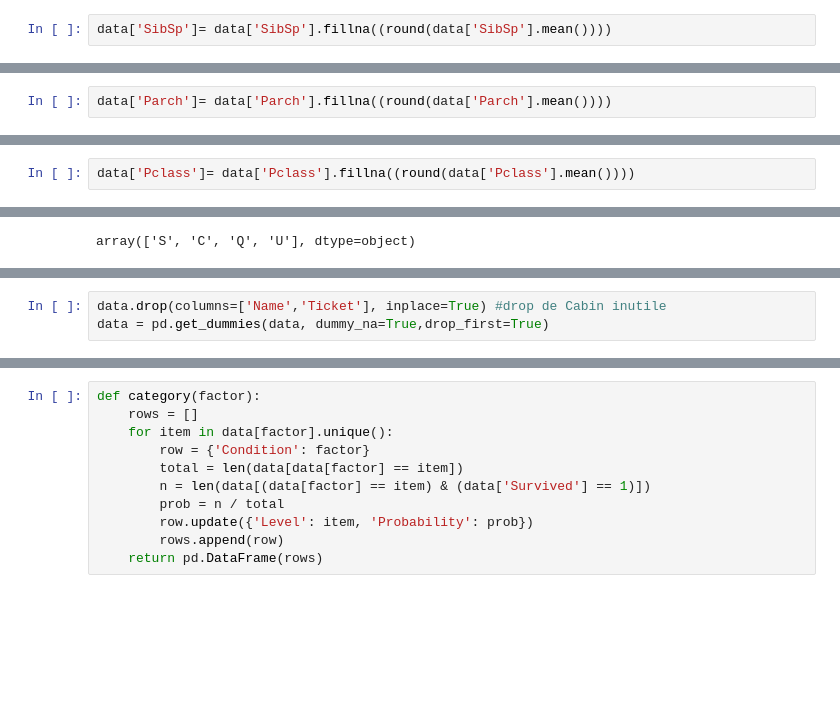
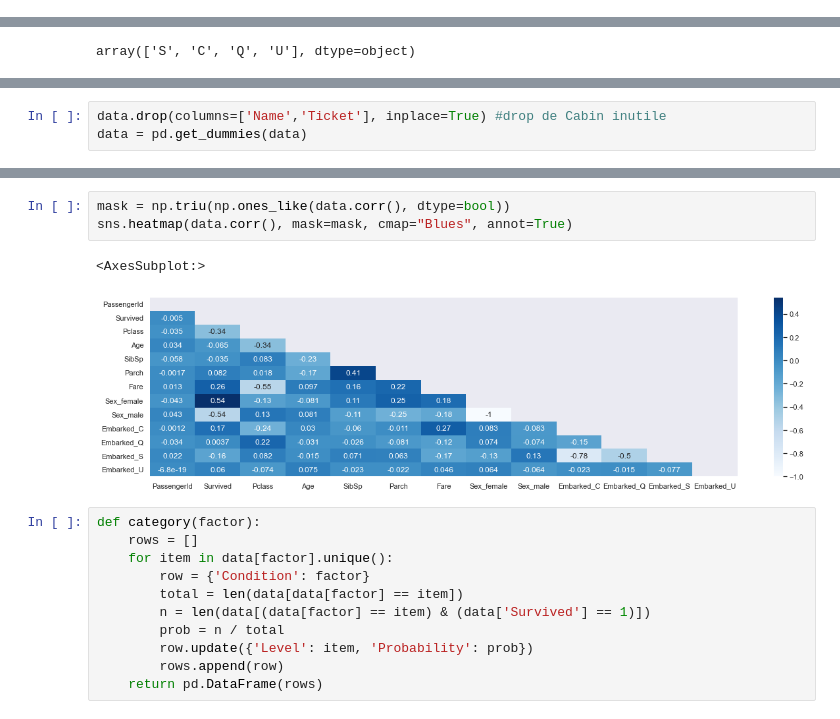
Before and after one commit to MathieuVReine/Titanic, a Jupyter notebook: Models/Titanic Prediction.ipynb, the cells around one changed output, grey strips where cells are left out. Cells and saved outputs as stored; diff of their text form; blank space fills up the shorter version.

```diff
--- a/Models/Titanic Prediction.ipynb
+++ b/Models/Titanic Prediction.ipynb
@@ -227,2 +206,0 @@ plt.show()
-# %%
-data['SibSp']= data['SibSp'].fillna((round(data['SibSp'].mean())))
@@ -248,2 +206,0 @@ plt.show()
-# %%
-data['Parch']= data['Parch'].fillna((round(data['Parch'].mean())))
@@ -256,2 +206,0 @@ sorted(data['Pclass'].unique())
-# %%
-data['Pclass']= data['Pclass'].fillna((round(data['Pclass'].mean())))
@@ -281,3 +220,3 @@ array(['male', 'female', nan], dtype=object)
 # %%
 data.drop(columns=['Name','Ticket'], inplace=True) #drop de Cabin inutile
-data = pd.get_dummies(data, dummy_na=True,drop_first=True)
+data = pd.get_dummies(data)
@@ -327,3 +270,9 @@ This means that as Age increases, Survival Probability decreases.
+# %%
+mask = np.triu(np.ones_like(data.corr(), dtype=bool))
+sns.heatmap(data.corr(), mask=mask, cmap="Blues", annot=True)
+# %% [output]
+<AxesSubplot:>
+[figure, added]
 # %%
 def category(factor):
     rows = []
```
Also changed, not shown: parts of 74 cells of this notebook.
